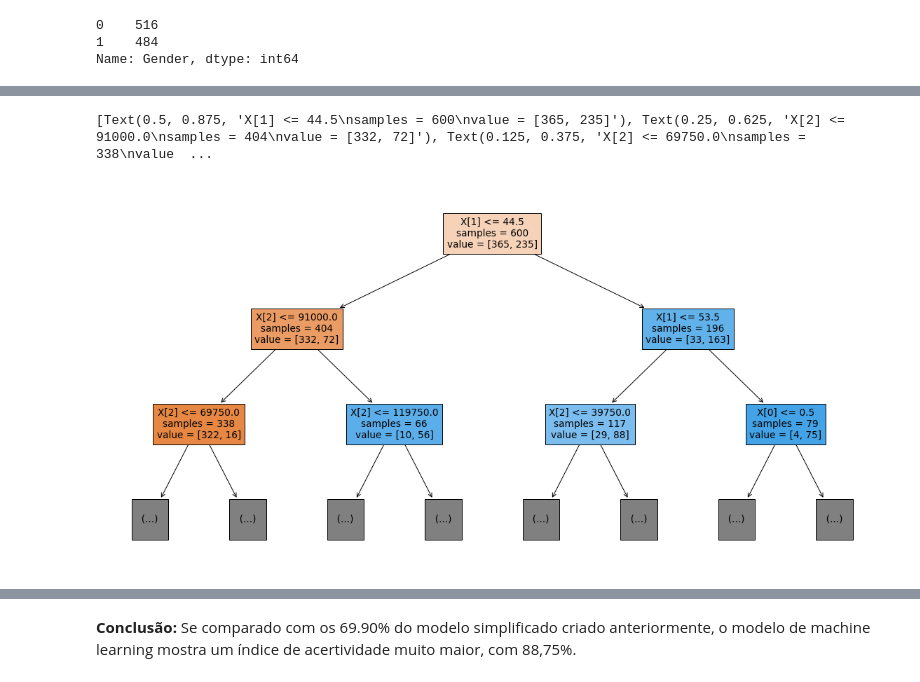
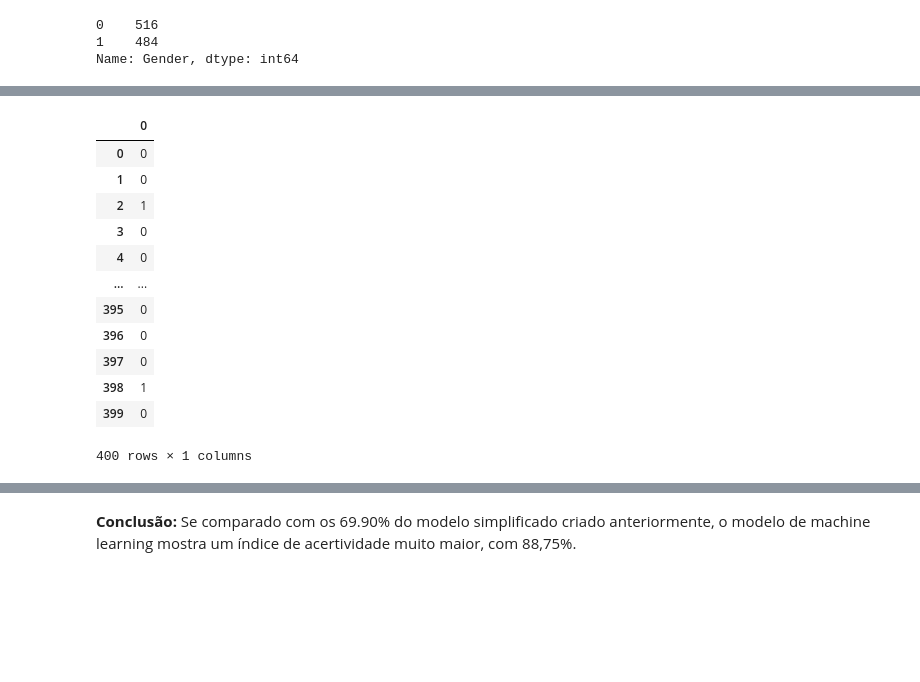
Before and after one commit to filipecarbonera/Cars_Purchase_Decision, a Jupyter notebook: car_purchase_decision_notebook.ipynb, the cells around one changed output, grey strips where cells are left out. Drawn from its saved outputs; the diff is of its cells as text; code cells hidden in the pictures; blank space fills up the shorter version.

```diff
--- a/car_purchase_decision_notebook.ipynb
+++ b/car_purchase_decision_notebook.ipynb
@@ -251,12 +253,20 @@ array([1, 1, 0, 0, 0, 0, 0, 0, 1, 0, 0, 1, 0, 0, 1, 1, 0, 0, 0, 0, 0, 1,
-# %%
-plt.figure(figsize=(20,10))
-a = skl.tree.plot_tree(fit, max_depth=2, impurity=False, filled=True)
-print(a)
-# %% [output]
-[Text(0.5, 0.875, 'X[1] <= 44.5\nsamples = 600\nvalue = [365, 235]'), Text(0.25, 0.625, 'X[2] <= 91000.0\nsamples = 404\nvalue = [332, 72]'), Text(0.125, 0.375, 'X[2] <= 69750.0\nsamples = 338\nvalue  ...
-[figure, removed]
 # %%
 s_result = pd.DataFrame(result)
+s_result
+# %% [output]
+|  | 0 |
+| 0 | 0 |
+| 1 | 0 |
+| 2 | 1 |
+| 3 | 0 |
+| 4 | 0 |
+| ... | ... |
+| 395 | 0 |
+| 396 | 0 |
+| 397 | 0 |
+| 398 | 1 |
+| 399 | 0 |
+400 rows × 1 columns
 # %%
 compare = s_result.reset_index(drop=True).merge(y_test.reset_index(drop=True), left_index=True, right_index=True)
 compare['validacao'] = np.where(compare['Purchased'] == compare[0],1,0)
```
Also changed, not shown: parts of 4 cells of this notebook.
